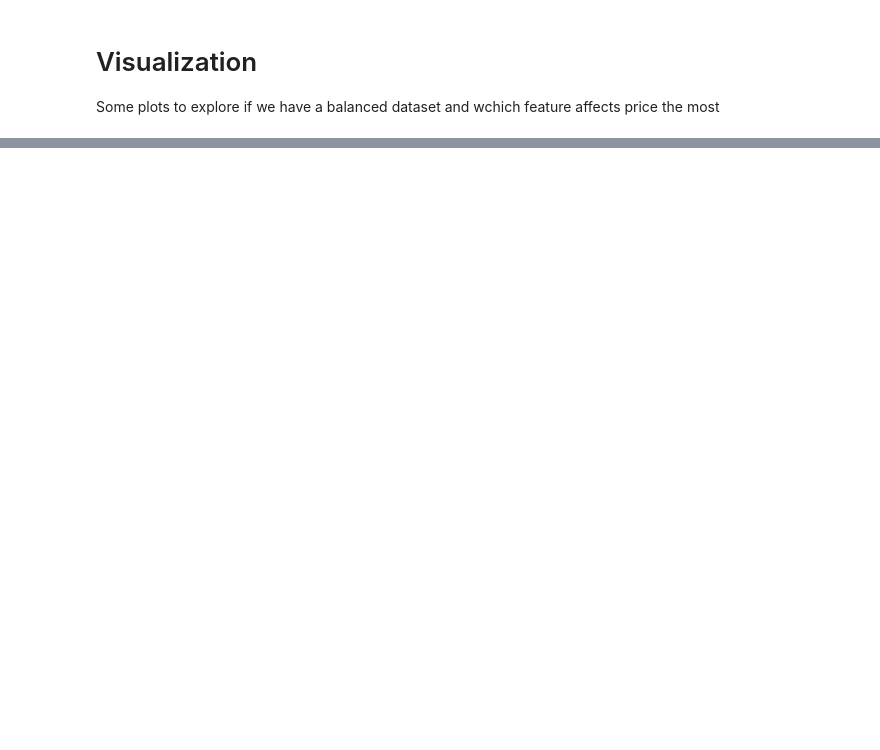
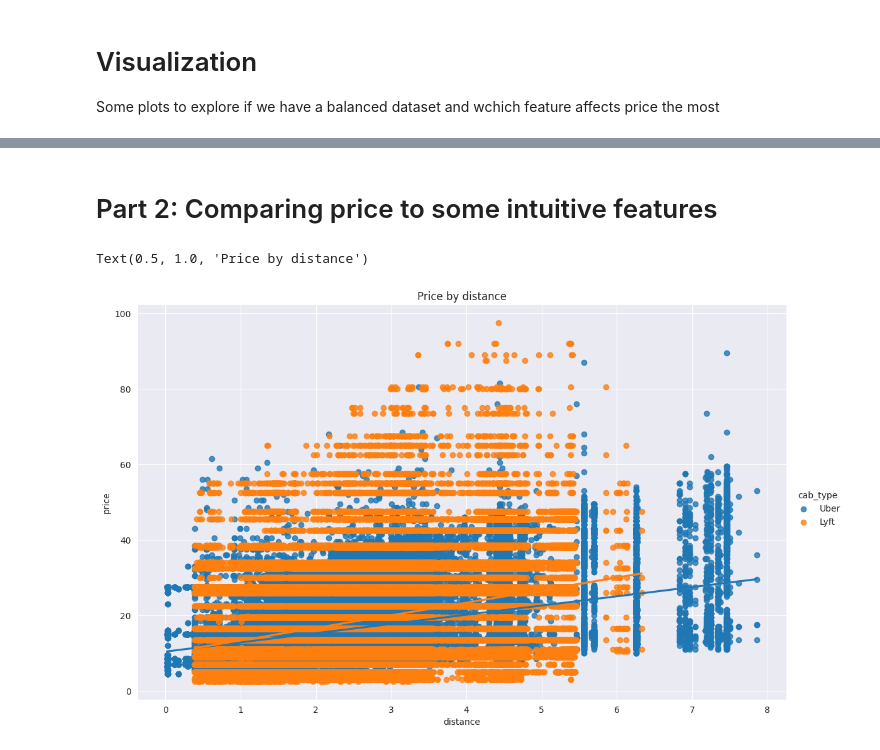
Before and after one commit to 13Dominik/Uber-and-Lyft-Cab-prices-analysis, a Jupyter notebook: project.ipynb, the cells around one changed output, grey strips where cells are left out. Cells and saved outputs as stored; diff of their text form; code cells hidden in the pictures; blank space fills up the shorter version.

```diff
--- a/project.ipynb
+++ b/project.ipynb
@@ -191,0 +215,8 @@ import matplotlib.pyplot as plt
+# %% [markdown]
+# Part 2: Comparing price to some intuitive features
+# %%
+sns.lmplot(data=df, x='distance', y='price', hue='cab_type', height=7, aspect=1.6)
+plt.title("Price by distance")
+# %% [output]
+Text(0.5, 1.0, 'Price by distance')
+[figure, added]
```
Also changed, not shown: parts of 36 cells of this notebook.
